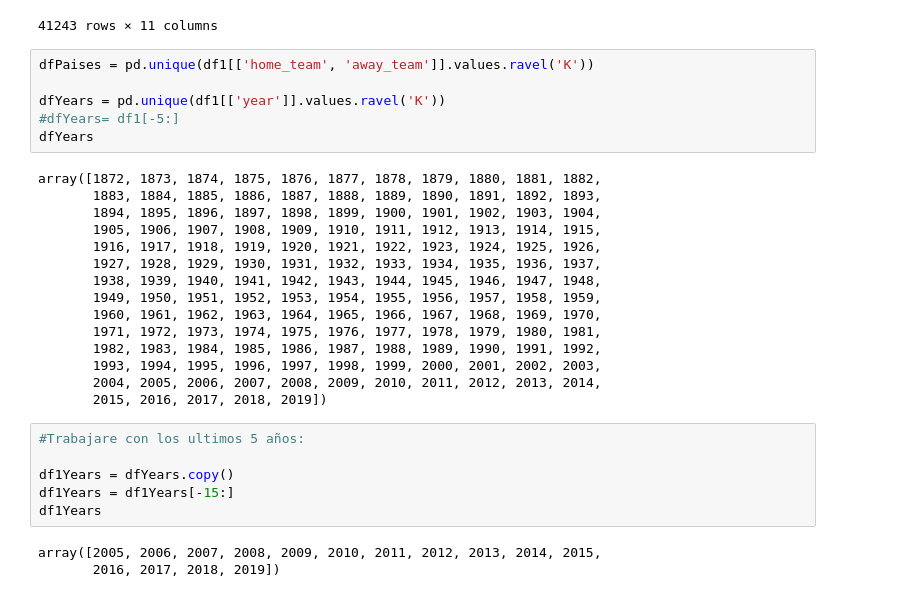
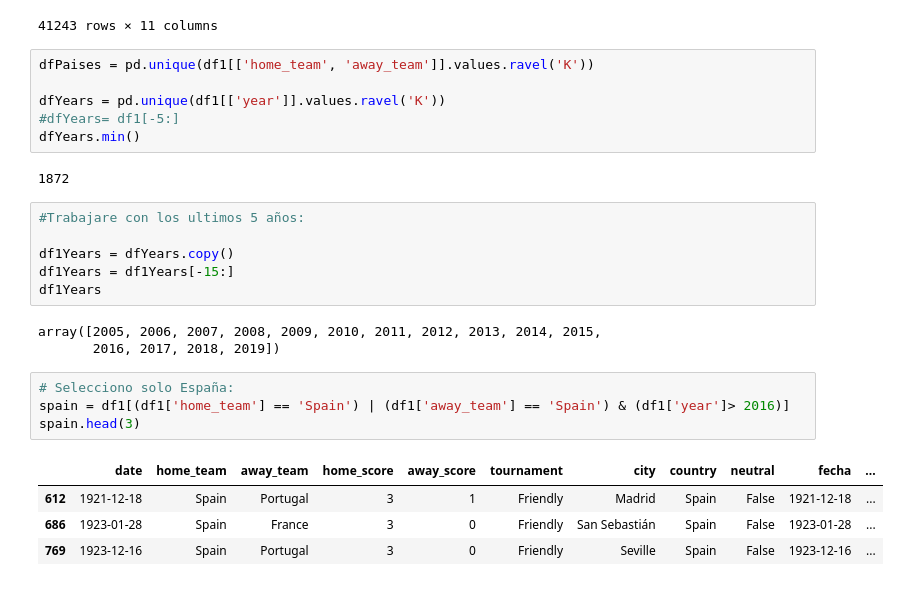
Before and after one commit to JMML2021/0501_sampling, a Jupyter notebook: 05_Sampling.ipynb, the cells around one changed output. Saved outputs shown, nothing was run; the diff lists cells and outputs as text.

```diff
--- a/05_Sampling.ipynb
+++ b/05_Sampling.ipynb
@@ -149,22 +165,9 @@ dfPaises = pd.unique(df1[['home_team', 'away_team']].values.ravel('K'))
 
 dfYears = pd.unique(df1[['year']].values.ravel('K'))
 #dfYears= df1[-5:]
-dfYears
+dfYears.min()
 # %% [output]
-array([1872, 1873, 1874, 1875, 1876, 1877, 1878, 1879, 1880, 1881, 1882,
-       1883, 1884, 1885, 1886, 1887, 1888, 1889, 1890, 1891, 1892, 1893,
-       1894, 1895, 1896, 1897, 1898, 1899, 1900, 1901, 1902, 1903, 1904,
-       1905, 1906, 1907, 1908, 1909, 1910, 1911, 1912, 1913, 1914, 1915,
-       1916, 1917, 1918, 1919, 1920, 1921, 1922, 1923, 1924, 1925, 1926,
-       1927, 1928, 1929, 1930, 1931, 1932, 1933, 1934, 1935, 1936, 1937,
-       1938, 1939, 1940, 1941, 1942, 1943, 1944, 1945, 1946, 1947, 1948,
-       1949, 1950, 1951, 1952, 1953, 1954, 1955, 1956, 1957, 1958, 1959,
-       1960, 1961, 1962, 1963, 1964, 1965, 1966, 1967, 1968, 1969, 1970,
-       1971, 1972, 1973, 1974, 1975, 1976, 1977, 1978, 1979, 1980, 1981,
-       1982, 1983, 1984, 1985, 1986, 1987, 1988, 1989, 1990, 1991, 1992,
-       1993, 1994, 1995, 1996, 1997, 1998, 1999, 2000, 2001, 2002, 2003,
-       2004, 2005, 2006, 2007, 2008, 2009, 2010, 2011, 2012, 2013, 2014,
-       2015, 2016, 2017, 2018, 2019])
+1872
 # %%
 #Trabajare con los ultimos 5 años:
 
@@ -174,3 +177,12 @@ df1Years
 # %% [output]
 array([2005, 2006, 2007, 2008, 2009, 2010, 2011, 2012, 2013, 2014, 2015,
        2016, 2017, 2018, 2019])
+# %%
+# Selecciono solo España:
+spain = df1[(df1['home_team'] == 'Spain') | (df1['away_team'] == 'Spain') & (df1['year']> 2016)]
+spain.head(3)
+# %% [output]
+|  | date | home_team | away_team | home_score | away_score | tournament | city | country | neutral | fecha | ... |
+| 612 | 1921-12-18 | Spain | Portugal | 3 | 1 | Friendly | Madrid | Spain | False | 1921-12-18 | ... |
+| 686 | 1923-01-28 | Spain | France | 3 | 0 | Friendly | San Sebastián | Spain | False | 1923-01-28 | ... |
+| 769 | 1923-12-16 | Spain | Portugal | 3 | 0 | Friendly | Seville | Spain | False | 1923-12-16 | ... |
```
Also changed, not shown: parts of 13 cells of this notebook.
